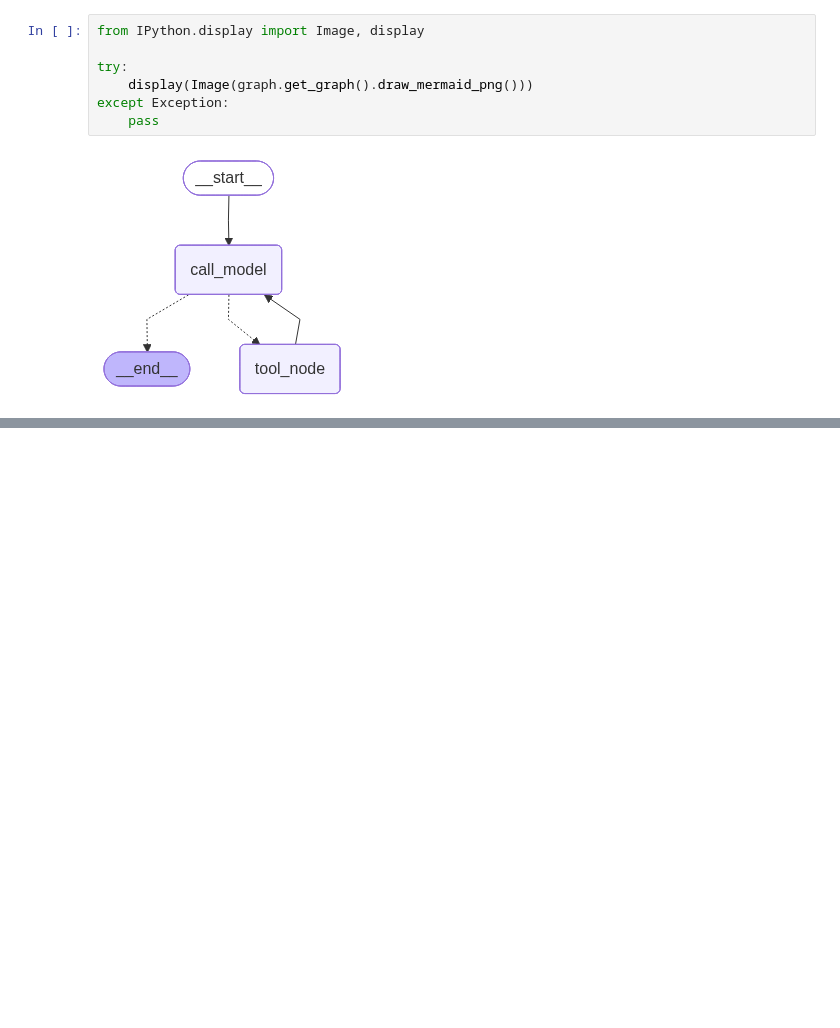
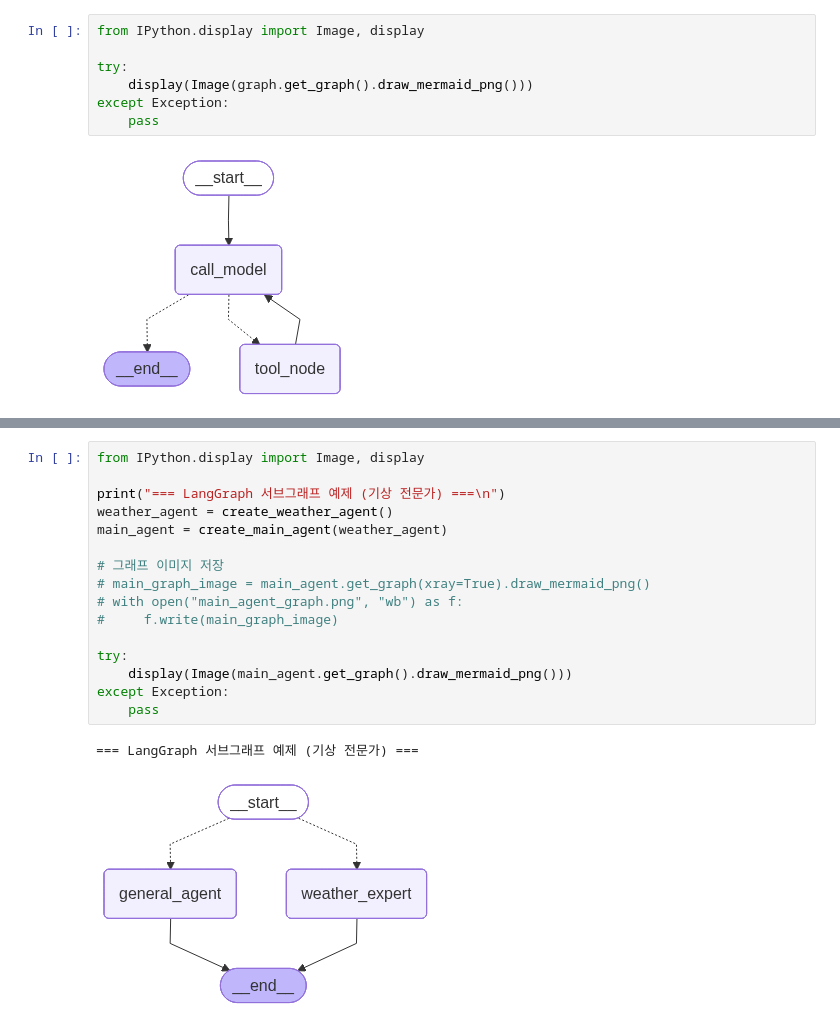
Before and after one commit to postforty/kor-it-langchain-class, a Jupyter notebook: ch11/sec01/01_agent.ipynb, the cells around one changed output, grey strips where cells are left out. Saved outputs shown, nothing was run; the diff lists cells and outputs as text; blank space fills up the shorter version.

```diff
--- a/ch11/sec01/01_agent.ipynb
+++ b/ch11/sec01/01_agent.ipynb
@@ -72,0 +81,19 @@ except Exception:
+# %%
+from IPython.display import Image, display
+
+print("=== LangGraph 서브그래프 예제 (기상 전문가) ===\n")
+weather_agent = create_weather_agent()
+main_agent = create_main_agent(weather_agent)
+
+# 그래프 이미지 저장
+# main_graph_image = main_agent.get_graph(xray=True).draw_mermaid_png()
+# with open("main_agent_graph.png", "wb") as f:
+#     f.write(main_graph_image)
+
+try:
+    display(Image(main_agent.get_graph().draw_mermaid_png()))
+except Exception:
+    pass
+# %% [output]
+=== LangGraph 서브그래프 예제 (기상 전문가) ===
+[figure, added]
```
Also changed, not shown: parts of 9 cells of this notebook.
